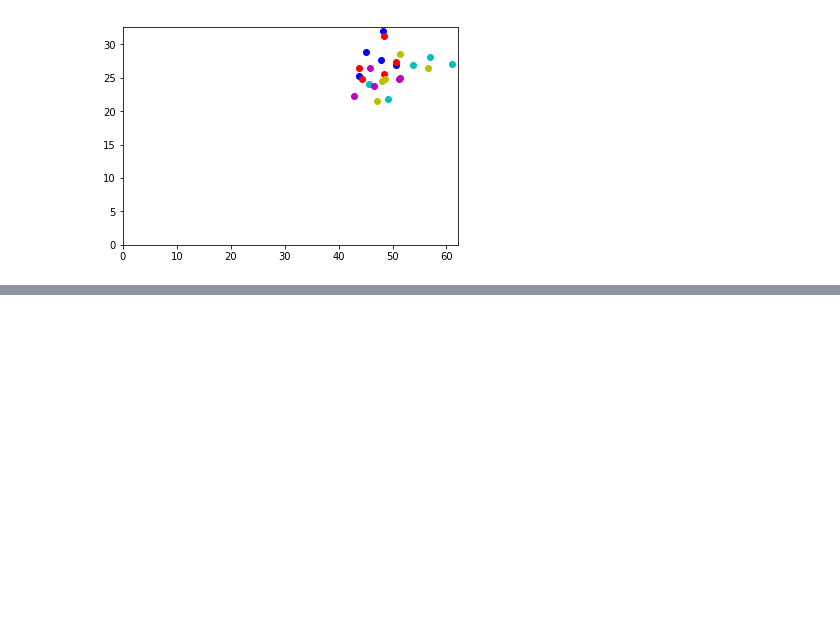
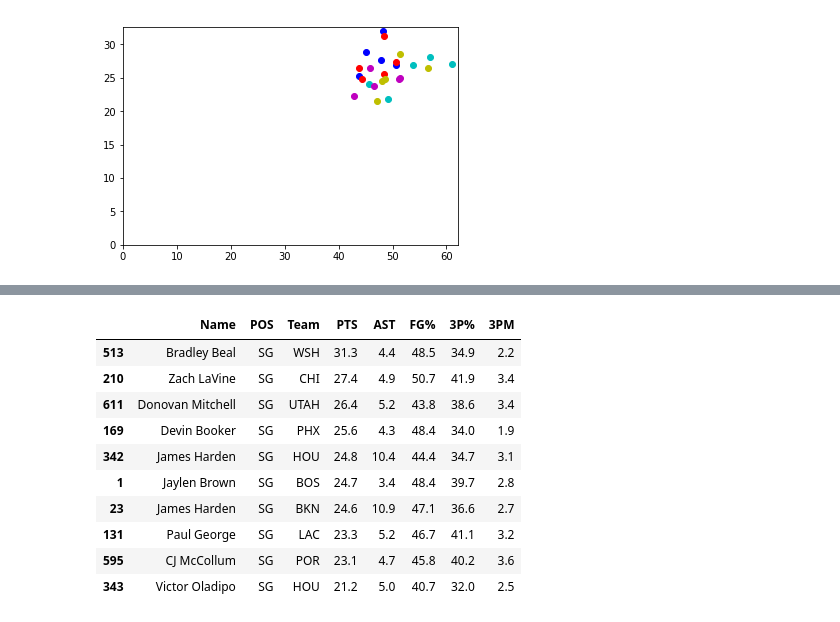
Before and after one commit to Blunt10K/NBA, a Jupyter notebook: visualisations.ipynb, the cells around one changed output, grey strips where cells are left out. Saved outputs shown, nothing was run; the diff lists cells and outputs as text; code cells hidden in the pictures; blank space fills up the shorter version.

```diff
--- a/visualisations.ipynb
+++ b/visualisations.ipynb
@@ -52 +64,15 @@ def get_top_n_players(n, dfs):
+# %%
+dfs[2021]['sg'.upper()][["Name","POS","Team","PTS","AST","FG%","3P%","3PM"]]
+# %% [output]
+|  | Name | POS | Team | PTS | AST | FG% | 3P% | 3PM |
+| 513 | Bradley Beal | SG | WSH | 31.3 | 4.4 | 48.5 | 34.9 | 2.2 |
+| 210 | Zach LaVine | SG | CHI | 27.4 | 4.9 | 50.7 | 41.9 | 3.4 |
+| 611 | Donovan Mitchell | SG | UTAH | 26.4 | 5.2 | 43.8 | 38.6 | 3.4 |
+| 169 | Devin Booker | SG | PHX | 25.6 | 4.3 | 48.4 | 34.0 | 1.9 |
+| 342 | James Harden | SG | HOU | 24.8 | 10.4 | 44.4 | 34.7 | 3.1 |
+| 1 | Jaylen Brown | SG | BOS | 24.7 | 3.4 | 48.4 | 39.7 | 2.8 |
+| 23 | James Harden | SG | BKN | 24.6 | 10.9 | 47.1 | 36.6 | 2.7 |
+| 131 | Paul George | SG | LAC | 23.3 | 5.2 | 46.7 | 41.1 | 3.2 |
+| 595 | CJ McCollum | SG | POR | 23.1 | 4.7 | 45.8 | 40.2 | 3.6 |
+| 343 | Victor Oladipo | SG | HOU | 21.2 | 5.0 | 40.7 | 32.0 | 2.5 |
 # %%
```
Also changed, not shown: parts of 15 cells of this notebook.
